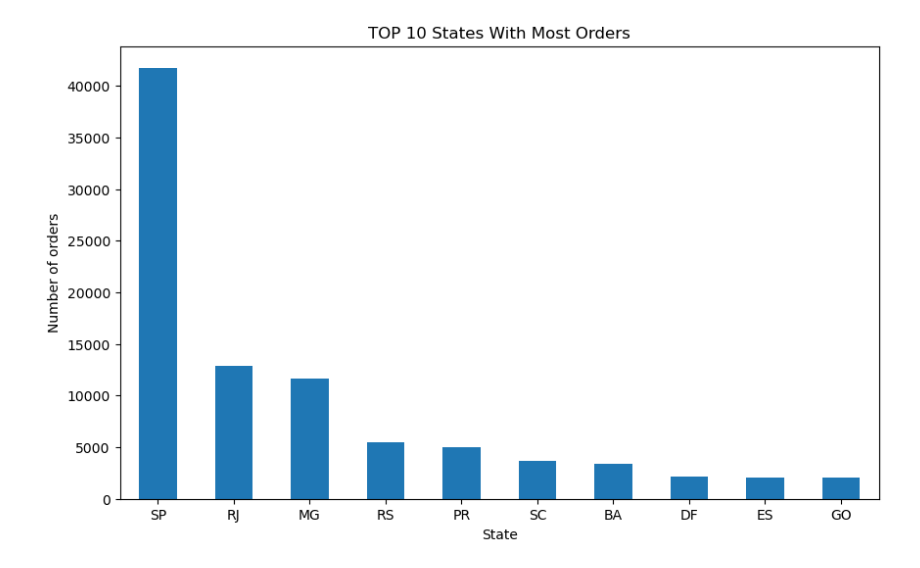
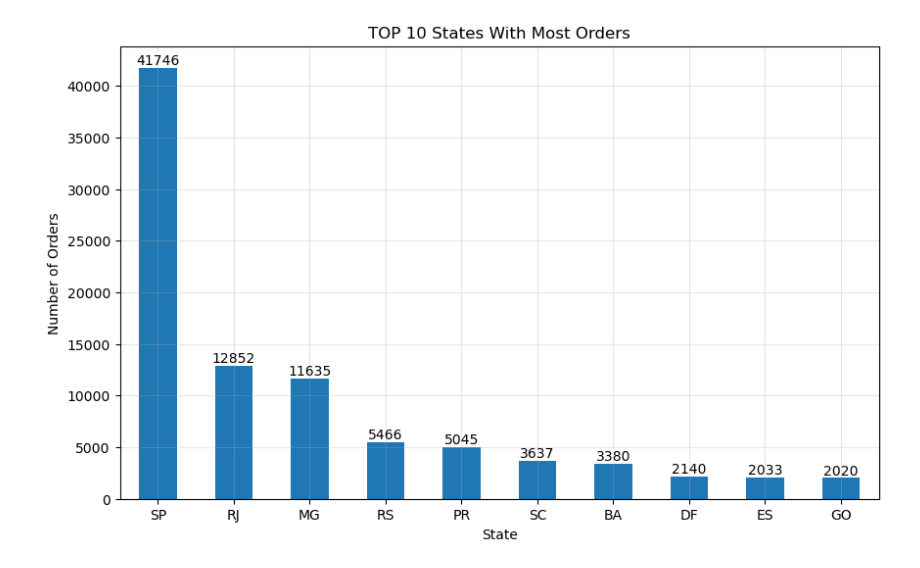
Before and after one commit to KostalJan/olist_ecommerce_dashboard, a Jupyter notebook: notebooks/09_orders_by_state.ipynb, the cells around one changed output. Drawn from its saved outputs; the diff is of its cells as text; code cells hidden in the pictures.

```diff
--- a/notebooks/09_orders_by_state.ipynb
+++ b/notebooks/09_orders_by_state.ipynb
@@ -87,13 +87,12 @@ memory usage: 6.8+ MB
 | 1 | 53cdb2fc8bc7dce0b6741e2150273451 | b0830fb4747a6c6d20dea0b8c802d7ef | delivered | 2018-07-24 20:41:37 | 2018-07-26 03:24:27 | 2018-07-26 14:31:00 | ... |
 | 2 | 47770eb9100c2d0c44946d9cf07ec65d | 41ce2a54c0b03bf3443c3d931a367089 | delivered | 2018-08-08 08:38:49 | 2018-08-08 08:55:23 | 2018-08-08 13:50:00 | ... |
 # %%
-#Počet a relativní podíl objednávek podle státu
+#Počet a relativní podíl objednávek podle státu (top 10)
 
-counts = merged_df.groupby("customer_state")["order_purchase_timestamp"].agg("count").sort_values(ascending=False)
-percentages = ((values / values.sum() * 100).round(2))
+counts = merged_df.groupby("customer_state")["order_purchase_timestamp"].agg("count").sort_values(ascending=False).head(10)
+percentages = ((counts / counts.sum() * 100).round(2))
 
-states_df = pd.DataFrame(data={
-    "Counts": counts,
+top_states_df = pd.DataFrame(data={
+    "Count": counts,
     "Percentage": percentages
 })
-states_df.head(10)
@@ -113,12 +99,17 @@ states_df.head(10)
 # %%
 #Vizualizace
 
-counts.head(10).plot(kind="bar", figsize=(10,6))
+top_states_df["Count"].plot(kind="bar", figsize=(10,6))
 plt.legend().remove()
 plt.title("TOP 10 States With Most Orders")
 plt.xlabel("State")
 plt.xticks(rotation=0)
-plt.ylabel("Number of orders")
+plt.ylabel("Number of Orders")
+
+for i, value in enumerate(counts.values):
+    plt.text(i, value + 50, str(value), ha='center', va='bottom')
+
+plt.grid(alpha=0.3)
 plt.show()
 # %% [output]
-[figure, old version]
+[figure, new version]
```
Also changed, not shown: parts of 1 cell of this notebook.
